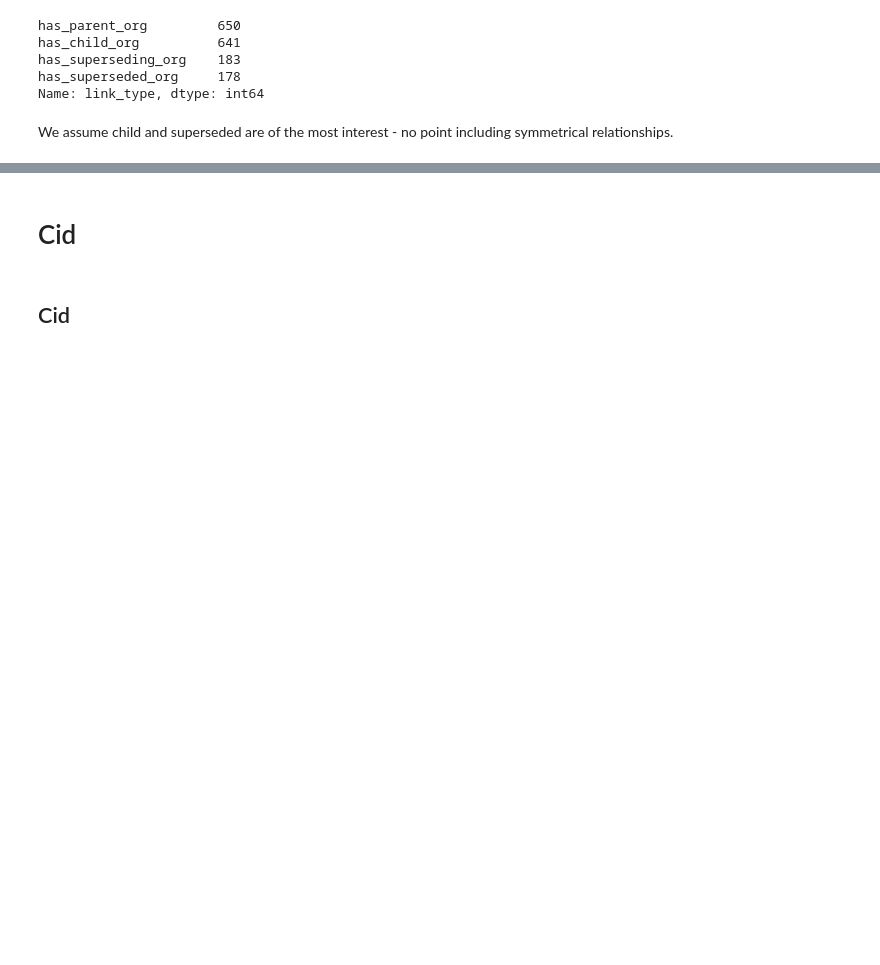
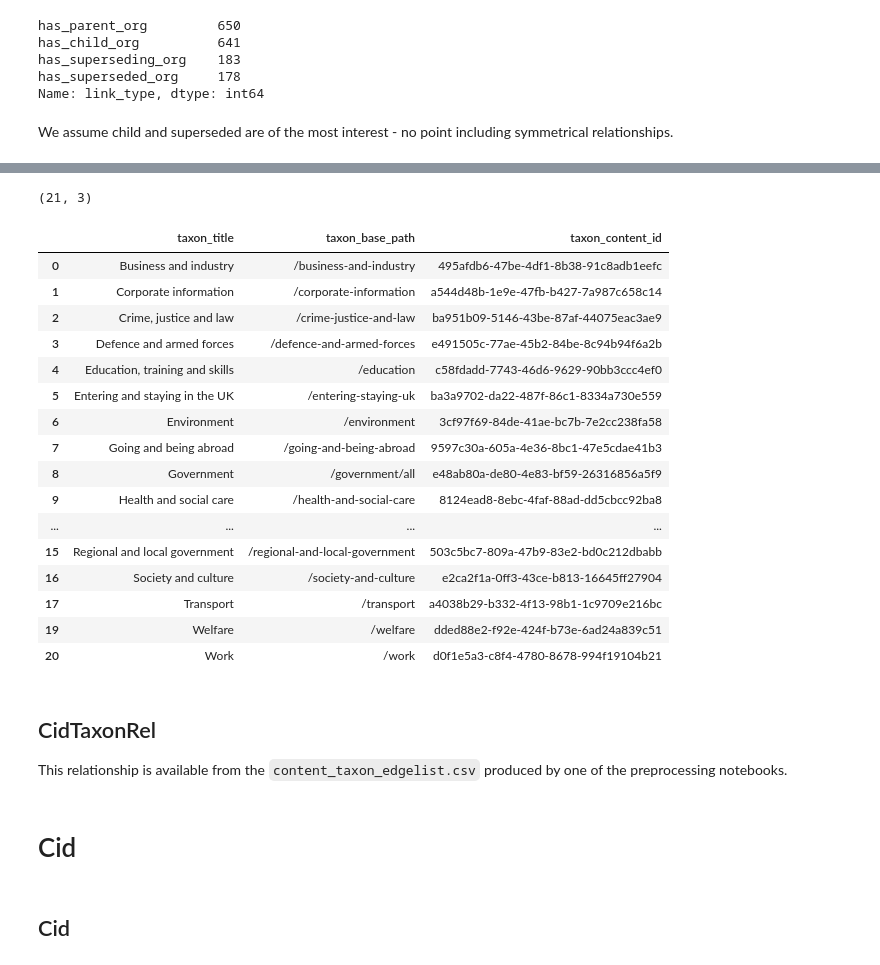
Before and after one commit to nogtini/govuk-knowledge-graph, a Jupyter notebook: notebooks/neo4j/create_node_edge_lists.ipynb, the cells around one changed output, grey strips where cells are left out. Drawn from its saved outputs; the diff is of its cells as text; code cells hidden in the pictures; blank space fills up the shorter version.

```diff
--- a/notebooks/neo4j/create_node_edge_lists.ipynb
+++ b/notebooks/neo4j/create_node_edge_lists.ipynb
@@ -83,0 +90,4 @@ create_org_rel('has_superseded_org')
+# %%
+taxons = os.path.join(DATA_DIR, "content_taxon_edgelist.csv")
+# %%
+df = pd.read_csv(taxons)
@@ -83,0 +101,27 @@ create_org_rel('has_superseded_org')
+# %%
+# get unique values across multiple columns
+# https://stackoverflow.com/questions/48131812/get-unique-values-of-multiple-columns-as-a-new-dataframe-in-pandas
+taxon_nodes = df[['taxon_title', 'taxon_base_path', 'taxon_content_id']].groupby(by=['taxon_title', 'taxon_base_path', 'taxon_content_id'], as_index=False).first().reset_index(drop=True)
+taxon_nodes.shape
+# %% [output]
+(21, 3)
+# %%
+taxon_nodes
+# %% [output]
+|  | taxon_title | taxon_base_path | taxon_content_id |
+| 0 | Business and industry | /business-and-industry | 495afdb6-47be-4df1-8b38-91c8adb1eefc |
+| 1 | Corporate information | /corporate-information | a544d48b-1e9e-47fb-b427-7a987c658c14 |
+| 2 | Crime, justice and law | /crime-justice-and-law | ba951b09-5146-43be-87af-44075eac3ae9 |
+| 3 | Defence and armed forces | /defence-and-armed-forces | e491505c-77ae-45b2-84be-8c94b94f6a2b |
+| 4 | Education, training and skills | /education | c58fdadd-7743-46d6-9629-90bb3ccc4ef0 |
+| 5 | Entering and staying in the UK | /entering-staying-uk | ba3a9702-da22-487f-86c1-8334a730e559 |
+| 6 | Environment | /environment | 3cf97f69-84de-41ae-bc7b-7e2cc238fa58 |
+| 7 | Going and being abroad | /going-and-being-abroad | 9597c30a-605a-4e36-8bc1-47e5cdae41b3 |
+| 8 | Government | /government/all | e48ab80a-de80-4e83-bf59-26316856a5f9 |
+| 9 | Health and social care | /health-and-social-care | 8124ead8-8ebc-4faf-88ad-dd5cbcc92ba8 |
+| ... | ... | ... | ... |
+| 15 | Regional and local government | /regional-and-local-government | 503c5bc7-809a-47b9-83e2-bd0c212dbabb |
+| 16 | Society and culture | /society-and-culture | e2ca2f1a-0ff3-43ce-b813-16645ff27904 |
+| 17 | Transport | /transport | a4038b29-b332-4f13-98b1-1c9709e216bc |
+| 19 | Welfare | /welfare | dded88e2-f92e-424f-b73e-6ad24a839c51 |
+| 20 | Work | /work | d0f1e5a3-c8f4-4780-8678-994f19104b21 |
@@ -84,3 +133,6 @@ create_org_rel('has_superseded_org')
+# %% [markdown]
+## CidTaxonRel
+This relationship is available from the `content_taxon_edgelist.csv` produced by one of the preprocessing notebooks.
 # %% [markdown]
 # Cid
 # %%
```
Also changed, not shown: parts of 4 cells of this notebook, 4 other files.
